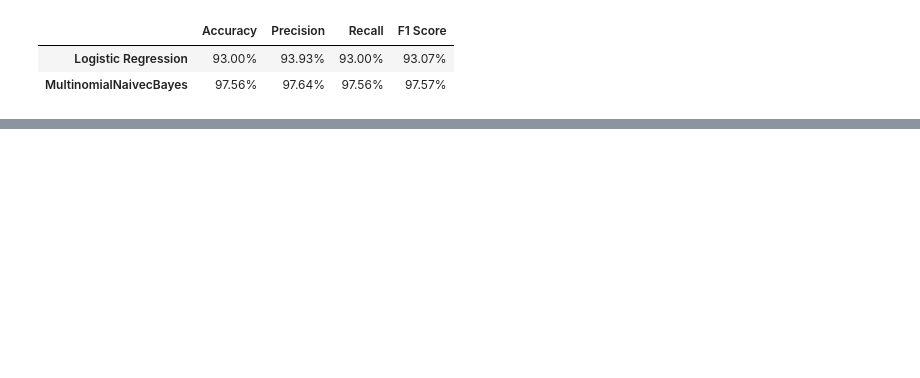
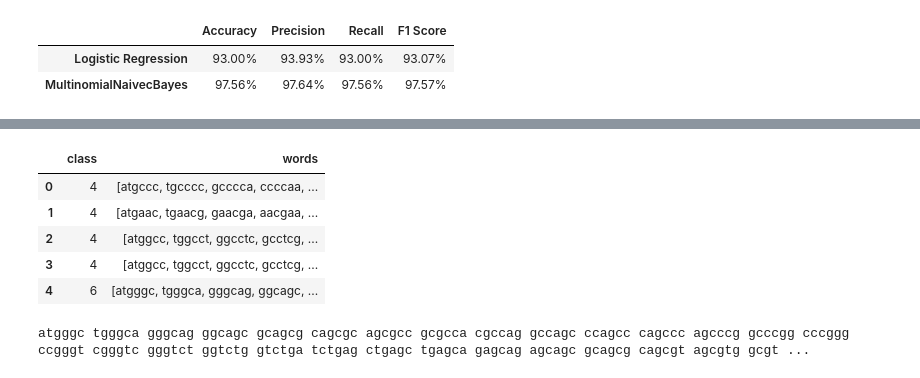
Before and after one commit to asserxx/Dna_seq_gene_family_prediction, a Jupyter notebook: dna_seq.ipynb, the cells around one changed output, grey strips where cells are left out. Cells and saved outputs as stored; diff of their text form; code cells hidden in the pictures; blank space fills up the shorter version.

```diff
--- a/dna_seq.ipynb
+++ b/dna_seq.ipynb
@@ -460,0 +918,25 @@ res
+# %%
+# function to convert sequence strings into k-mer words, default size = 6 (hexamer words)
+def getKmers(sequence, size=6): #hexamers
+    return [sequence[x:x+size].lower() for x in range(len(sequence) - size + 1)]  #-size to stop k-steps from the last idx,and +1 as idx start from zero(range(n)~range(0,n-1)) n-1 +1=n
+#########
+#add column of the k-mer transformed words and drop the original  sequence column
+df_Chp['words']=df_Chp['sequence'].apply(lambda x:getKmers(x)) # x is each value(sequence ) in the sequence column
+df_Chp=df_Chp.drop(columns='sequence')
+# %%
+display(df_Chp.head())
+# %% [output]
+|  | class | words |
+| 0 | 4 | [atgccc, tgcccc, gcccca, ccccaa, ... |
+| 1 | 4 | [atgaac, tgaacg, gaacga, aacgaa, ... |
+| 2 | 4 | [atggcc, tggcct, ggcctc, gcctcg, ... |
+| 3 | 4 | [atggcc, tggcct, ggcctc, gcctcg, ... |
+| 4 | 6 | [atgggc, tgggca, gggcag, ggcagc, ... |
+# %%
+Chp_texts=list(df_Chp['words']) #this is a list of list(each list/item represent a row of kmers sequences)
+for i in range(len(Chp_texts)):
+    Chp_texts[i]=' '.join(Chp_texts[i]) #join the small kmer sequences of each row by a space ' '
+y=df_Chp['class'] #0,1,2,3,4,5,6
+print(Chp_texts[4])#this is the 4th list of the lists wrapped together that represent the 4th row
+# %% [output]
+atgggc tgggca gggcag ggcagc gcagcg cagcgc agcgcc gcgcca cgccag gccagc ccagcc cagccc agcccg gcccgg cccggg ccgggt cgggtc gggtct ggtctg gtctga tctgag ctgagc tgagca gagcag agcagc gcagcg cagcgt agcgtg gcgt ...
```
Also changed, not shown: parts of 63 cells of this notebook.
